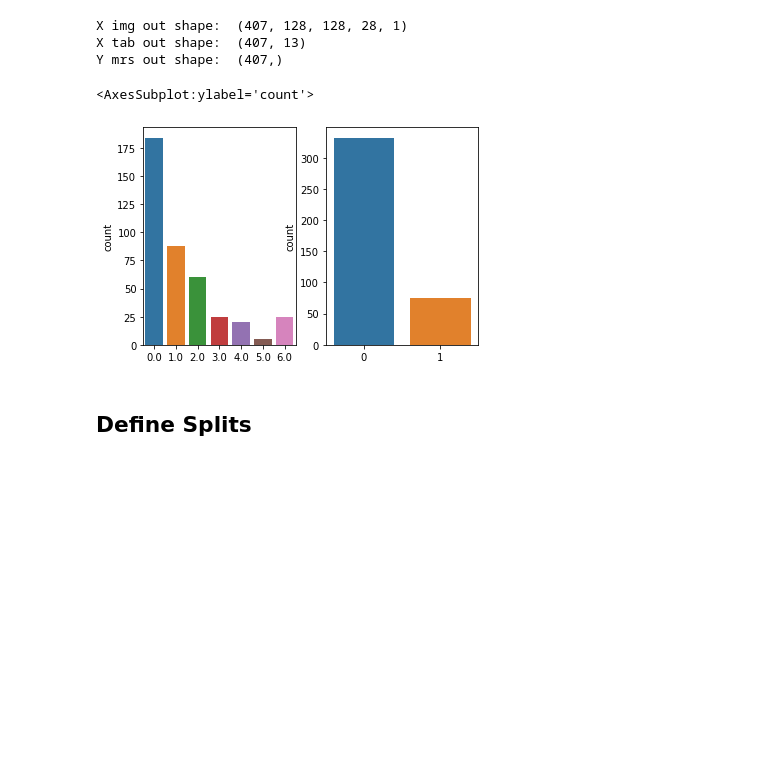
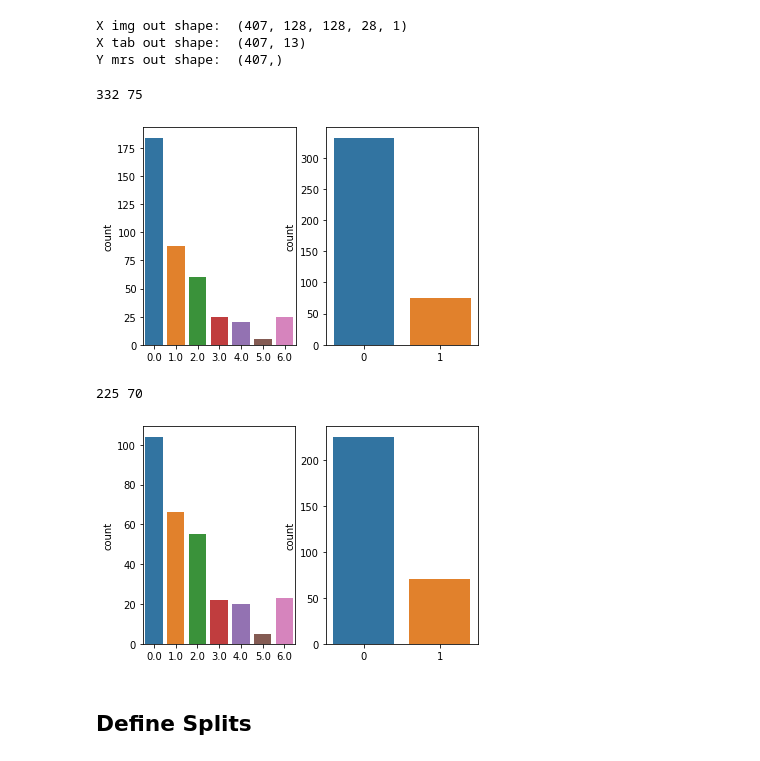
Before and after one commit to NorDar/explainable_AI, a Jupyter notebook: Split_Data_into_10Fold.ipynb, the cells around one changed output. Drawn from its saved outputs; the diff is of its cells as text; code cells hidden in the pictures; blank space fills up the shorter version.

```diff
--- a/Split_Data_into_10Fold.ipynb
+++ b/Split_Data_into_10Fold.ipynb
@@ -111,9 +115,29 @@ Y_new = np.array(Y_new)
 fig, (ax1, ax2) = plt.subplots(1,2)
 sns.countplot(x = Y_mrs, ax = ax1)
 sns.countplot(x = Y_new, ax = ax2)
+
+print(sum(Y_new == 0), sum(Y_new == 1))
 # %% [output]
-<AxesSubplot:ylabel='count'>
+332 75
 [figure]
+# %%
+if only_non_tia:
+    p_idx = p_idx[Y_eventtia == 1]
+    X_tab = X_tab[Y_eventtia == 1]
+    Y_mrs = Y_mrs[Y_eventtia == 1]
+    p_id = p_id[Y_eventtia == 1]
+    Y_new = Y_new[Y_eventtia == 1]
+    Y_eventtia = Y_eventtia[Y_eventtia == 1]
+
+
+    fig, (ax1, ax2) = plt.subplots(1,2)
+    sns.countplot(x = Y_mrs, ax = ax1)
+    sns.countplot(x = Y_new, ax = ax2)
+
+    print(sum(Y_new == 0), sum(Y_new == 1))
+# %% [output]
+225 70
+[figure, added]
 # %%
 # Safe ids in pd
 id_tab = pd.DataFrame(
```
Also changed, not shown: parts of 15 cells of this notebook, 7 other files.
